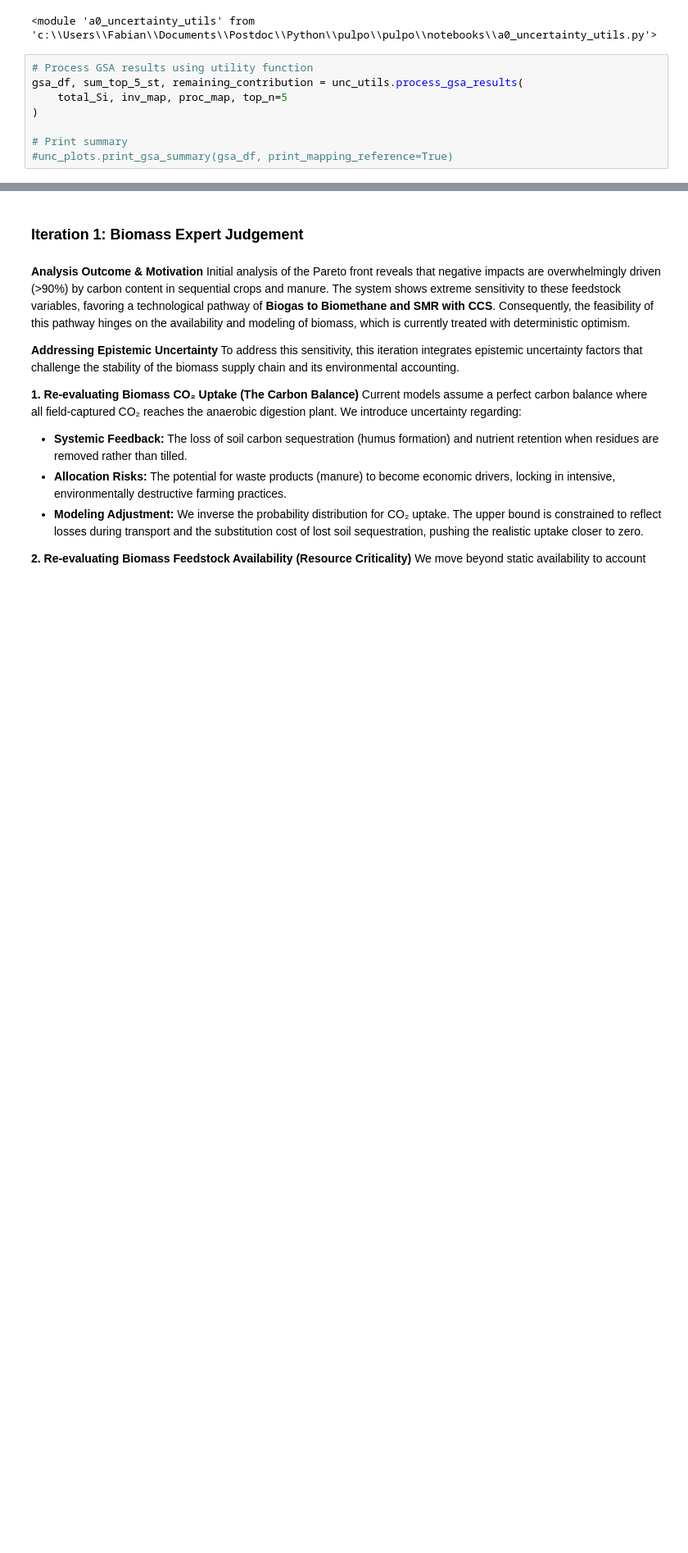
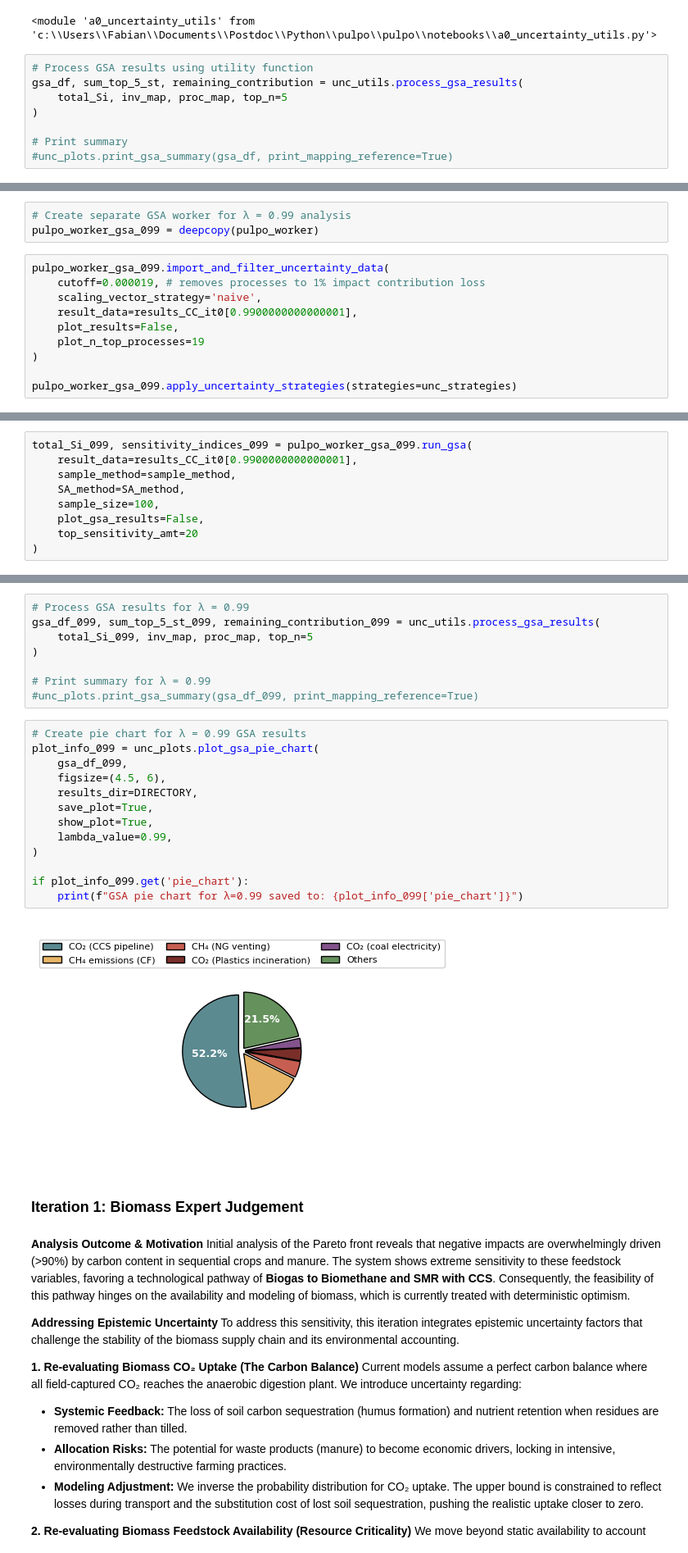
Before and after one commit to flechtenberg/pulpo, a Jupyter notebook: notebooks/01_uncertainty_case copy.ipynb, the cells around one changed output, grey strips where cells are left out. Shown at 82% size. Cells and saved outputs as stored; diff of their text form; blank space fills up the shorter version.

```diff
--- a/notebooks/01_uncertainty_case copy.ipynb
+++ b/notebooks/01_uncertainty_case copy.ipynb
@@ -521,0 +386,13 @@ GSA pie chart saved to: develop_tests\gsa_sensitivity_pie_chart.png
+# %%
+# Create separate GSA worker for λ = 0.99 analysis
+pulpo_worker_gsa_099 = deepcopy(pulpo_worker)
+# %%
+pulpo_worker_gsa_099.import_and_filter_uncertainty_data(
+    cutoff=0.000019, # removes processes to 1% impact contribution loss
+    scaling_vector_strategy='naive',
+    result_data=results_CC_it0[0.9900000000000001],
+    plot_results=False,
+    plot_n_top_processes=19
+)
+
+pulpo_worker_gsa_099.apply_uncertainty_strategies(strategies=unc_strategies)
@@ -521,0 +417,9 @@ GSA pie chart saved to: develop_tests\gsa_sensitivity_pie_chart.png
+# %%
+total_Si_099, sensitivity_indices_099 = pulpo_worker_gsa_099.run_gsa(
+    result_data=results_CC_it0[0.9900000000000001],
+    sample_method=sample_method,
+    SA_method=SA_method,
+    sample_size=100,
+    plot_gsa_results=False,
+    top_sensitivity_amt=20
+)
@@ -522,3 +457,26 @@ GSA pie chart saved to: develop_tests\gsa_sensitivity_pie_chart.png
+# %%
+# Process GSA results for λ = 0.99
+gsa_df_099, sum_top_5_st_099, remaining_contribution_099 = unc_utils.process_gsa_results(
+    total_Si_099, inv_map, proc_map, top_n=5
+)
+
+# Print summary for λ = 0.99
+#unc_plots.print_gsa_summary(gsa_df_099, print_mapping_reference=True)
+# %%
+# Create pie chart for λ = 0.99 GSA results
+plot_info_099 = unc_plots.plot_gsa_pie_chart(
+    gsa_df_099,
+    figsize=(4.5, 6),
+    results_dir=DIRECTORY,
+    save_plot=True,
+    show_plot=True,
+    lambda_value=0.99,
+)
+
+if plot_info_099.get('pie_chart'):
+    print(f"GSA pie chart for λ=0.99 saved to: {plot_info_099['pie_chart']}")
+# %% [output]
+[figure, added]
 # %% [markdown]
 ### Iteration 1: Biomass Expert Judgement
 # %% [markdown]
```
Also changed, not shown: parts of 19 cells of this notebook, 2 other files.
